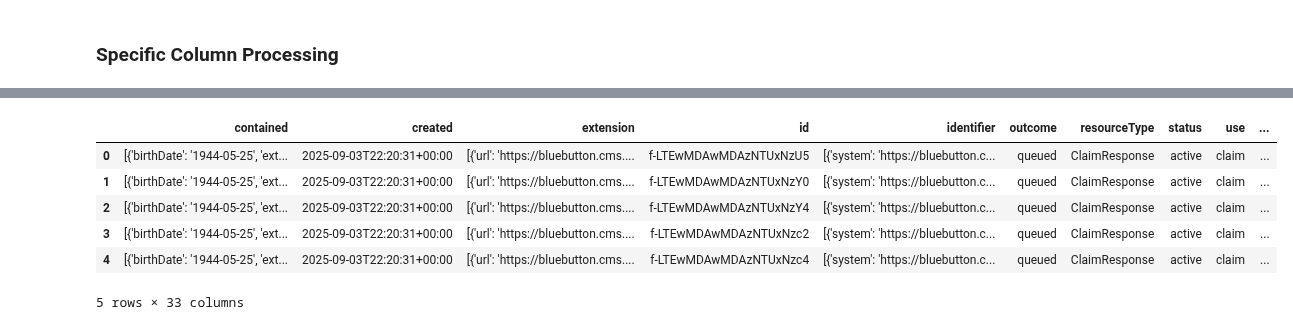
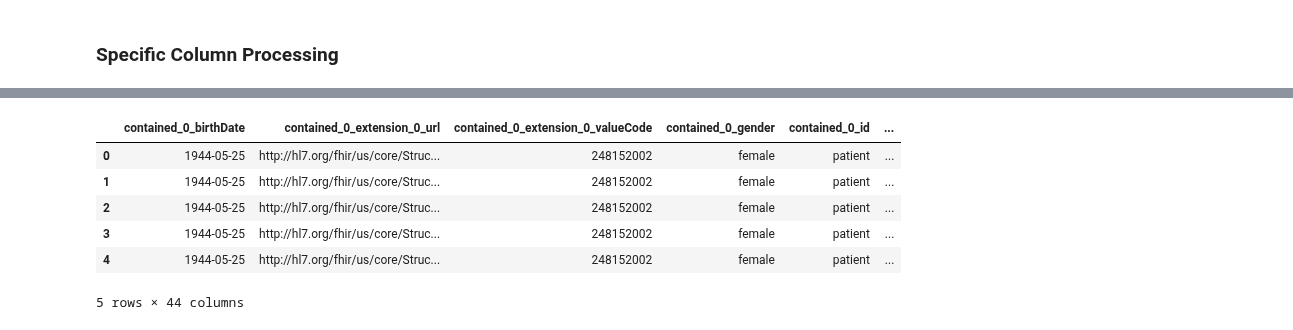
Before and after one commit to martza87/siads_696_mII, a Jupyter notebook: src/01_claim_response_cleaning.ipynb, the cells around one changed output, grey strips where cells are left out. Drawn from its saved outputs; the diff is of its cells as text; code cells hidden in the pictures.

Commit message:
[Update] reverted to prior flatten function to unnest claim and claim response.  Adding changes to 02_EDA_merging_files

```diff
--- a/src/01_claim_response_cleaning.ipynb
+++ b/src/01_claim_response_cleaning.ipynb
@@ -47,7 +48,7 @@ import copy
 # %%
 path = "../data/raw"
-#claim_response = pd.read_json(f"{path}/ClaimResponse.ndjson", lines=True)
-claim_response = pd.read_json(f"{path}/ClaimResponse.ndjson", lines=True, nrows=10)
+claim_response = pd.read_json(f"{path}/ClaimResponse.ndjson", lines=True)
+#claim_response = pd.read_json(f"{path}/ClaimResponse.ndjson", lines=True, nrows=10)
 # %% [markdown]
 The claims file has very complex nesting.  The code below prints out one row of data, so the structure can easily be seen.
 # %%
@@ -127,15 +94,0 @@ The code below unnests two levels using the function above and then specific cod
-# %%
-claim_response = flatten_col(claim_response, 'contained')
-claim_response = flatten_col(claim_response, 'created')
-claim_response = flatten_col(claim_response, 'extension')
-claim_response = flatten_col(claim_response, 'id')
-claim_response = flatten_col(claim_response, 'identifier')
-claim_response = flatten_col(claim_response, 'insurer')
-claim_response = flatten_col(claim_response, 'meta')
-claim_response = flatten_col(claim_response, 'outcome')
-claim_response = flatten_col(claim_response, 'patient')
-claim_response = flatten_col(claim_response, 'request')
-claim_response = flatten_col(claim_response, 'resourceType')
-claim_response = flatten_col(claim_response, 'status')
-claim_response = flatten_col(claim_response, 'type')
-claim_response = flatten_col(claim_response, 'use')
@@ -160,11 +155,13 @@ Index(['type_coding'], dtype='object')
+# %%
+# Flatten claim_df
+flat_claim_response_df = process_dataframe(claim_response)
 # %% [markdown]
 ### Specific Column Processing
 # %%
 # Preprocess other columns
-claim_response['contained_identifer_patient_medicare_number'] = pd.DataFrame(claim_response['contained_identifier']).iloc[:,0].apply(lambda x: x[0]['value'])
-# text version of name needs some extra processing
-claim_response['contained_name_family'] = claim_response['contained_name'].apply(lambda x: x[0]['family'])
-claim_response['contained_name_given'] = claim_response['contained_name'].apply(lambda x: x[0]['given'][0])
-
-# TODO item_revenue supportingInfo
+flat_claim_response_df['patient_medicare_number'] = flat_claim_response_df['contained_0_identifier_0_value']
+flat_claim_response_df['patient_number'] = flat_claim_response_df['patient_reference']
+flat_claim_response_df['patient_first_name'] = flat_claim_response_df['contained_0_name_0_given'].str.replace(r'[ \[ \]"]', '', regex=True)
+flat_claim_response_df['patient_last_name'] = flat_claim_response_df['contained_0_name_0_family']
+flat_claim_response_df['Unique Claim ID'] = flat_claim_response_df['identifier_0_value'].str.replace(r'[-]', '', regex=True)
 # %%
@@ -176,13 +190,13 @@ print(f" original json file had 14 columns and now the dataset contains {len(lis
 # %%
 # take a look at the dataset
-claim_response.head()
+flat_claim_response_df.head()
 # %% [output]
-|  | contained | created | extension | id | identifier | outcome | resourceType | status | use | ... |
-| 0 | [{'birthDate': '1944-05-25', 'ext... | 2025-09-03T22:20:31+00:00 | [{'url': 'https://bluebutton.cms.... | f-LTEwMDAwMDAzNTUxNzU5 | [{'system': 'https://bluebutton.c... | queued | ClaimResponse | active | claim | ... |
-| 1 | [{'birthDate': '1944-05-25', 'ext... | 2025-09-03T22:20:31+00:00 | [{'url': 'https://bluebutton.cms.... | f-LTEwMDAwMDAzNTUxNzY0 | [{'system': 'https://bluebutton.c... | queued | ClaimResponse | active | claim | ... |
-| 2 | [{'birthDate': '1944-05-25', 'ext... | 2025-09-03T22:20:31+00:00 | [{'url': 'https://bluebutton.cms.... | f-LTEwMDAwMDAzNTUxNzY4 | [{'system': 'https://bluebutton.c... | queued | ClaimResponse | active | claim | ... |
-| 3 | [{'birthDate': '1944-05-25', 'ext... | 2025-09-03T22:20:31+00:00 | [{'url': 'https://bluebutton.cms.... | f-LTEwMDAwMDAzNTUxNzc2 | [{'system': 'https://bluebutton.c... | queued | ClaimResponse | active | claim | ... |
-| 4 | [{'birthDate': '1944-05-25', 'ext... | 2025-09-03T22:20:31+00:00 | [{'url': 'https://bluebutton.cms.... | f-LTEwMDAwMDAzNTUxNzc4 | [{'system': 'https://bluebutton.c... | queued | ClaimResponse | active | claim | ... |
+|  | contained_0_birthDate | contained_0_extension_0_url | contained_0_extension_0_valueCode | contained_0_gender | contained_0_id | ... |
+| 0 | 1944-05-25 | http://hl7.org/fhir/us/core/Struc... | 248152002 | female | patient | ... |
+| 1 | 1944-05-25 | http://hl7.org/fhir/us/core/Struc... | 248152002 | female | patient | ... |
+| 2 | 1944-05-25 | http://hl7.org/fhir/us/core/Struc... | 248152002 | female | patient | ... |
+| 3 | 1944-05-25 | http://hl7.org/fhir/us/core/Struc... | 248152002 | female | patient | ... |
+| 4 | 1944-05-25 | http://hl7.org/fhir/us/core/Struc... | 248152002 | female | patient | ... |
-5 rows × 33 columns
+5 rows × 44 columns
 # %%
 # save to pickle
```
Also changed, not shown: parts of 7 cells of this notebook, 3 other files.
